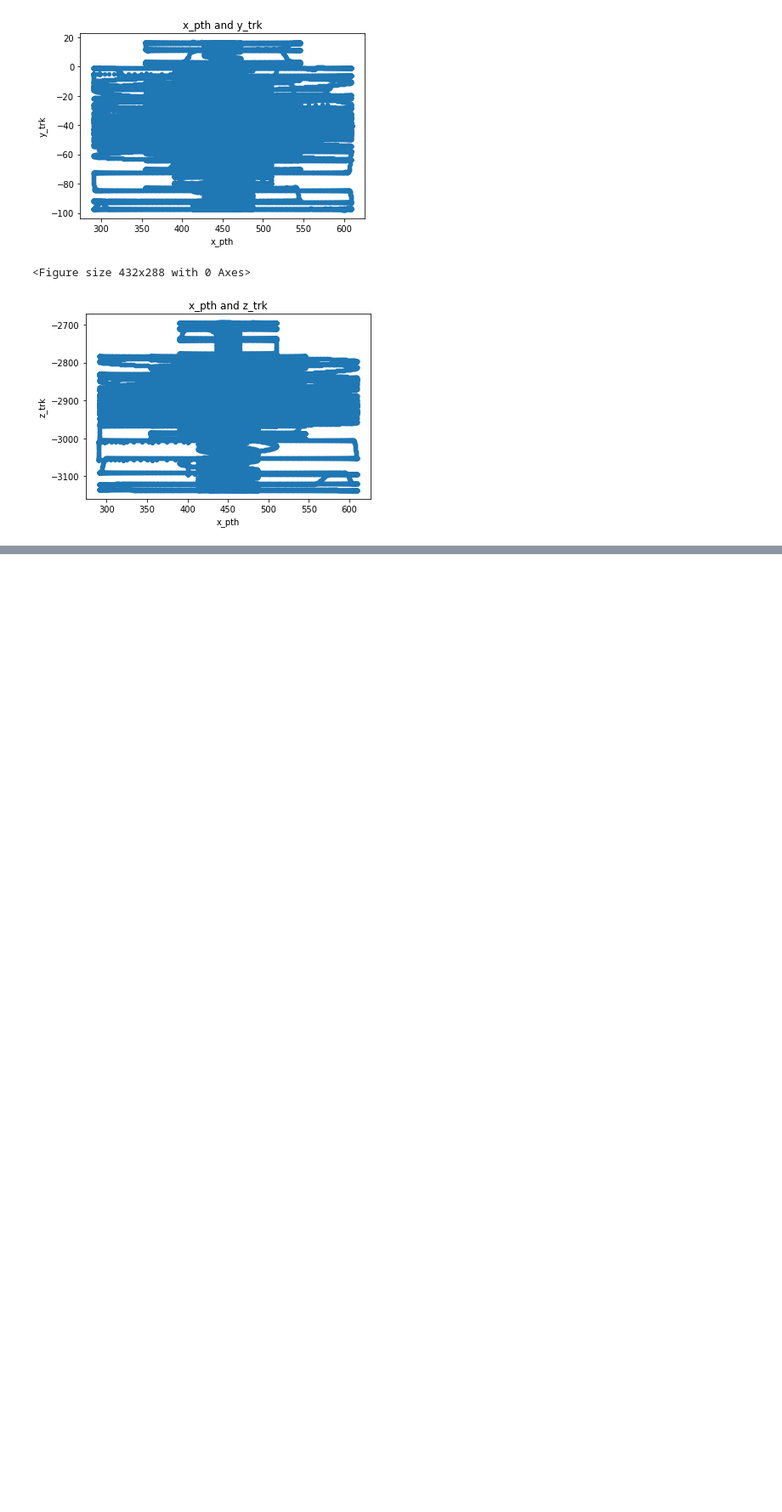
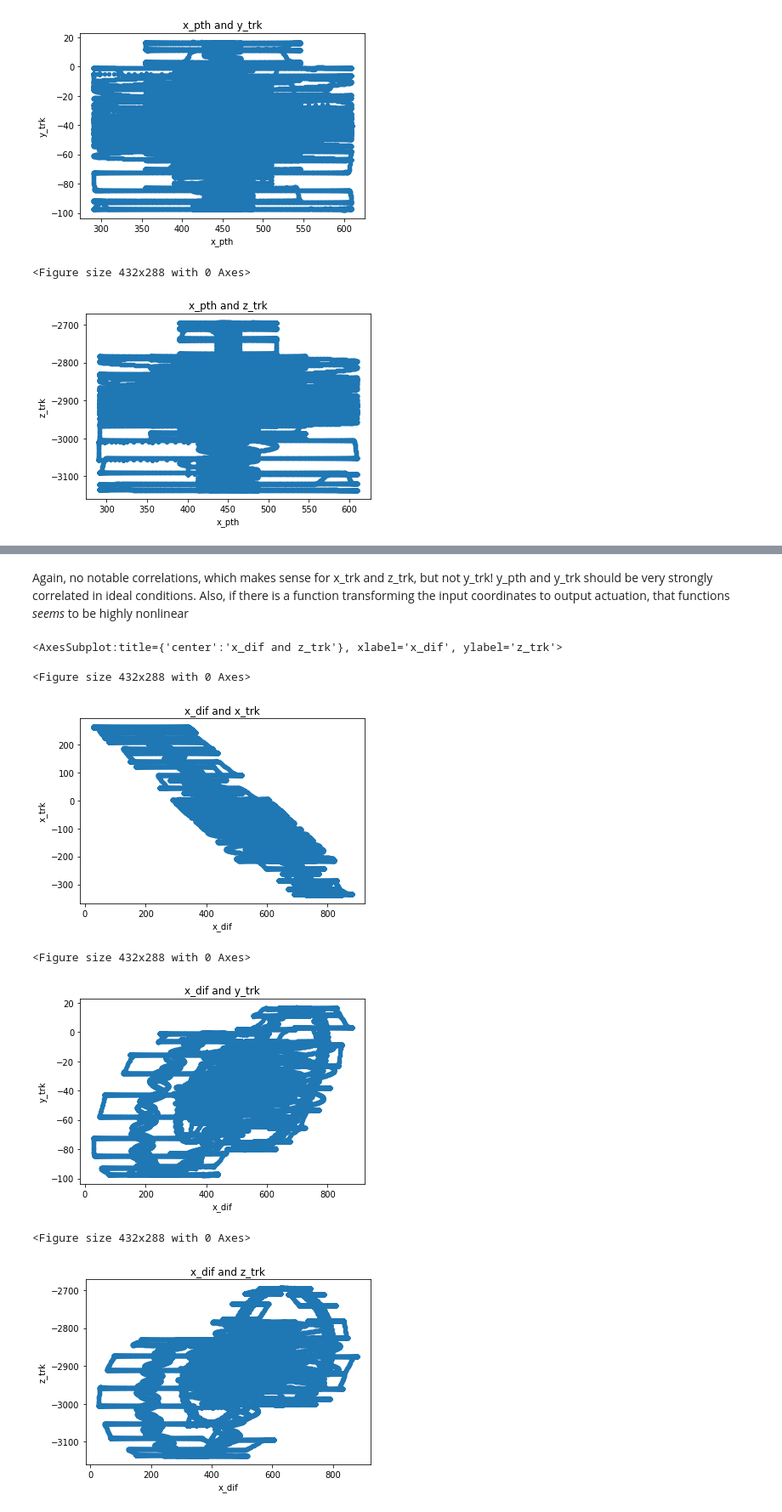
Before and after one commit to stephenhgregory/MachinaLabsThing, a Jupyter notebook: path/path_data_analysis.ipynb, the cells around one changed output, grey strips where cells are left out. Shown at 85% size. Saved outputs shown, nothing was run; the diff lists cells and outputs as text; code cells hidden in the pictures; blank space fills up the shorter version.

Commit message:
working on more data insights

```diff
--- a/path/path_data_analysis.ipynb
+++ b/path/path_data_analysis.ipynb
@@ -179,0 +211,21 @@ merged_df.plot(kind='scatter', x='x_pth', y='z_trk', title='x_pth and z_trk')
+# %% [markdown]
+Again, no notable correlations, which makes sense for x_trk and z_trk, but not y_trk! y_pth and y_trk should be very strongly correlated in ideal conditions. Also, if there is a function transforming the input coordinates to output actuation, that functions *seems* to be highly nonlinear
+# %%
+# Correlations from x_dif to other columns in tracker DataFrame
+
+plt.figure()
+merged_df.plot(kind='scatter', x='x_dif', y='x_trk', title='x_dif and x_trk')
+
+plt.figure()
+merged_df.plot(kind='scatter', x='x_dif', y='y_trk', title='x_dif and y_trk')
+
+plt.figure()
+merged_df.plot(kind='scatter', x='x_dif', y='z_trk', title='x_dif and z_trk')
+# %% [output]
+<AxesSubplot:title={'center':'x_dif and z_trk'}, xlabel='x_dif', ylabel='z_trk'>
+<Figure size 432x288 with 0 Axes>
+[figure, added]
+<Figure size 432x288 with 0 Axes>
+[figure, added]
+<Figure size 432x288 with 0 Axes>
+[figure, added]
```
Also changed, not shown: parts of 21 cells of this notebook.
